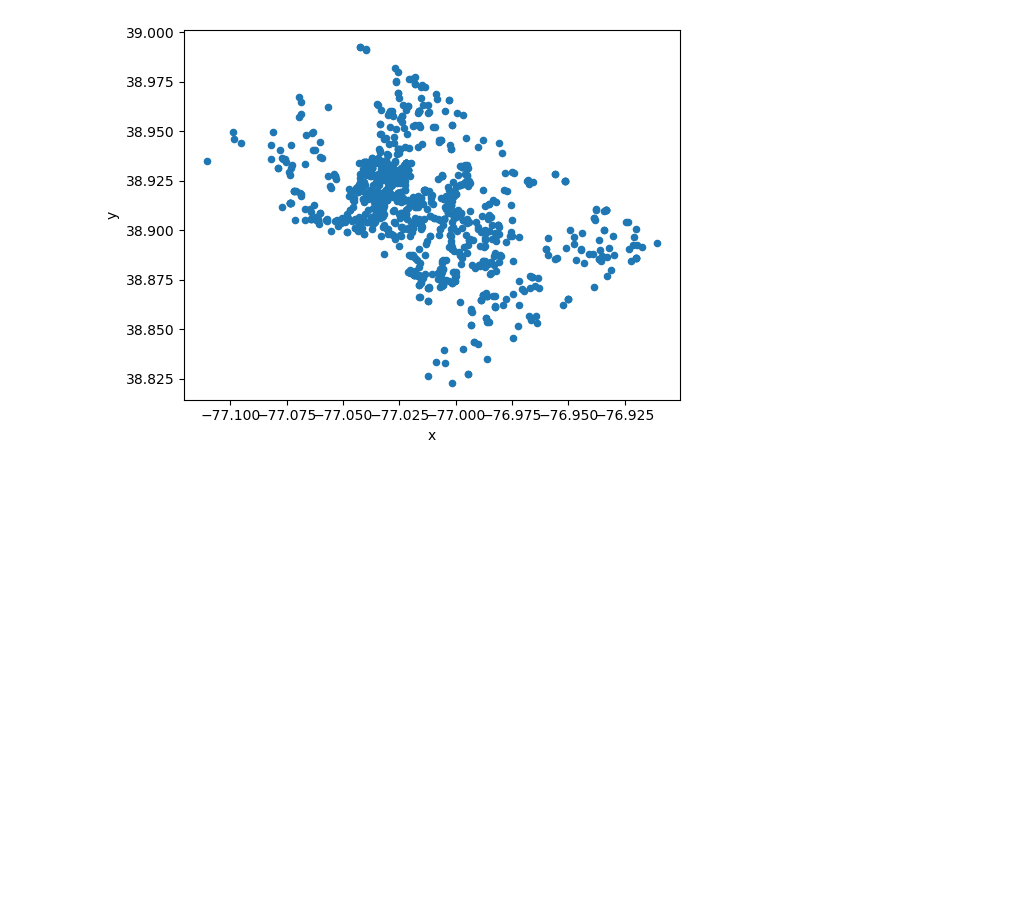
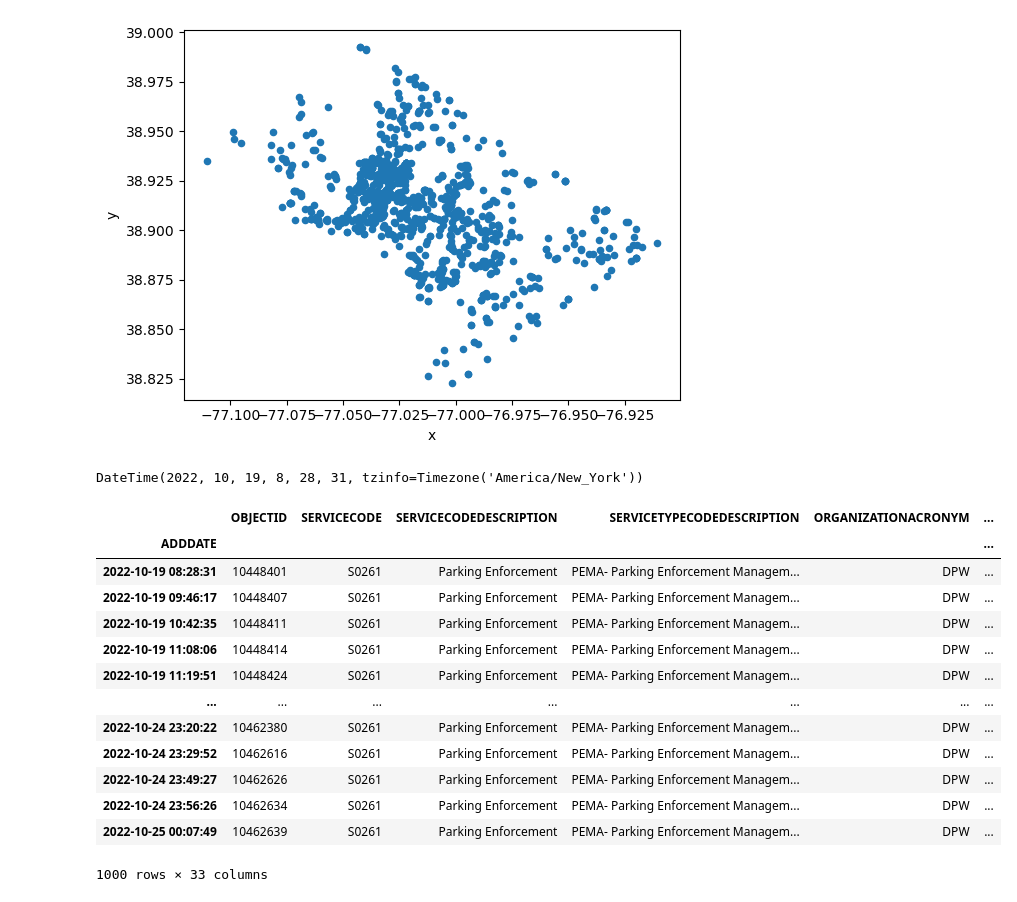
Before and after one commit to dylanbhughes/code_day_dc, a Jupyter notebook: get_data_and_plot.ipynb, the cells around one changed output. Saved outputs shown, nothing was run; the diff lists cells and outputs as text; code cells hidden in the pictures; blank space fills up the shorter version.

```diff
--- a/get_data_and_plot.ipynb
+++ b/get_data_and_plot.ipynb
@@ -86,3 +93,32 @@ geo_df.plot(kind="scatter", x="x", y="y")
 # %% [output]
 <AxesSubplot:xlabel='x', ylabel='y'>
 [figure]
+# %%
+df = tickets_df.copy()
+# df['ADDDATE'] = pd.to_datetime(df['ADDDATE'], format='%Y%m%d%H%M%S')
+df.iloc[0]["ADDDATE"]
+pendulum.from_format(str(df.iloc[0]["ADDDATE"]), fmt="x", tz="America/New_York")
+# %% [output]
+DateTime(2022, 10, 19, 8, 28, 31, tzinfo=Timezone('America/New_York'))
+# %%
+tickets_df["ADDDATE"] = pd.to_datetime(tickets_df["ADDDATE"], unit="ms")
+tickets_df["RESOLUTIONDATE"] = pd.to_datetime(tickets_df["RESOLUTIONDATE"], unit="ms")
+tickets_df["RESOLUTIONDATE"] = pd.to_datetime(tickets_df["RESOLUTIONDATE"], unit="ms")
+tickets_df["SERVICEDUEDATE"] = pd.to_datetime(tickets_df["SERVICEDUEDATE"], unit="ms")
+tickets_df["SERVICEORDERDATE"] = pd.to_datetime(tickets_df["SERVICEORDERDATE"], unit="ms")
+tickets_df.set_index("ADDDATE")
+# %% [output]
+|  | OBJECTID | SERVICECODE | SERVICECODEDESCRIPTION | SERVICETYPECODEDESCRIPTION | ORGANIZATIONACRONYM | ... |
+| ADDDATE |  |  |  |  |  | ... |
+| 2022-10-19 08:28:31 | 10448401 | S0261 | Parking Enforcement | PEMA- Parking Enforcement Managem... | DPW | ... |
+| 2022-10-19 09:46:17 | 10448407 | S0261 | Parking Enforcement | PEMA- Parking Enforcement Managem... | DPW | ... |
+| 2022-10-19 10:42:35 | 10448411 | S0261 | Parking Enforcement | PEMA- Parking Enforcement Managem... | DPW | ... |
+| 2022-10-19 11:08:06 | 10448414 | S0261 | Parking Enforcement | PEMA- Parking Enforcement Managem... | DPW | ... |
+| 2022-10-19 11:19:51 | 10448424 | S0261 | Parking Enforcement | PEMA- Parking Enforcement Managem... | DPW | ... |
+| ... | ... | ... | ... | ... | ... | ... |
+| 2022-10-24 23:20:22 | 10462380 | S0261 | Parking Enforcement | PEMA- Parking Enforcement Managem... | DPW | ... |
+| 2022-10-24 23:29:52 | 10462616 | S0261 | Parking Enforcement | PEMA- Parking Enforcement Managem... | DPW | ... |
+| 2022-10-24 23:49:27 | 10462626 | S0261 | Parking Enforcement | PEMA- Parking Enforcement Managem... | DPW | ... |
+| 2022-10-24 23:56:26 | 10462634 | S0261 | Parking Enforcement | PEMA- Parking Enforcement Managem... | DPW | ... |
+| 2022-10-25 00:07:49 | 10462639 | S0261 | Parking Enforcement | PEMA- Parking Enforcement Managem... | DPW | ... |
+1000 rows × 33 columns
```
Also changed, not shown: parts of 4 cells of this notebook, 2 other files.
